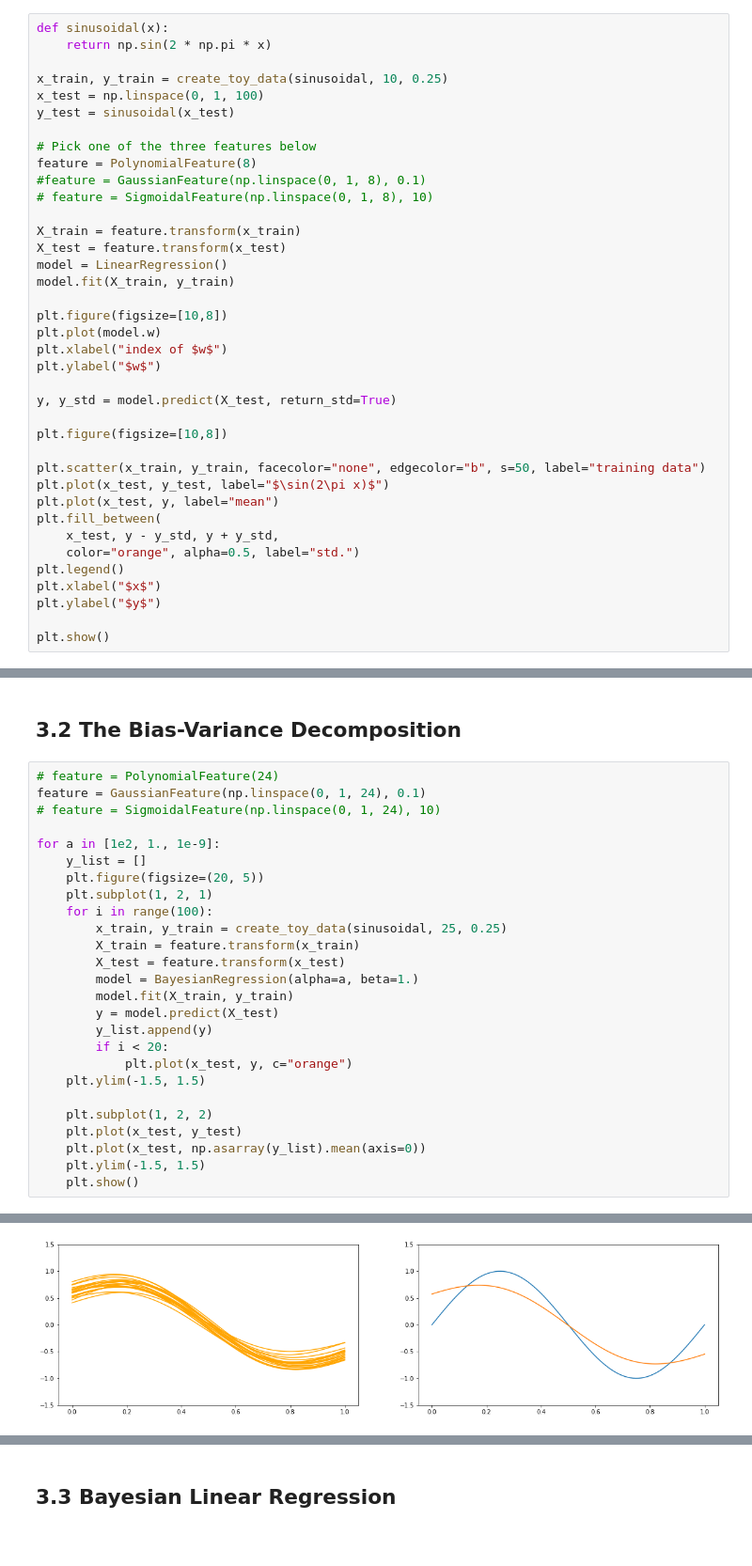
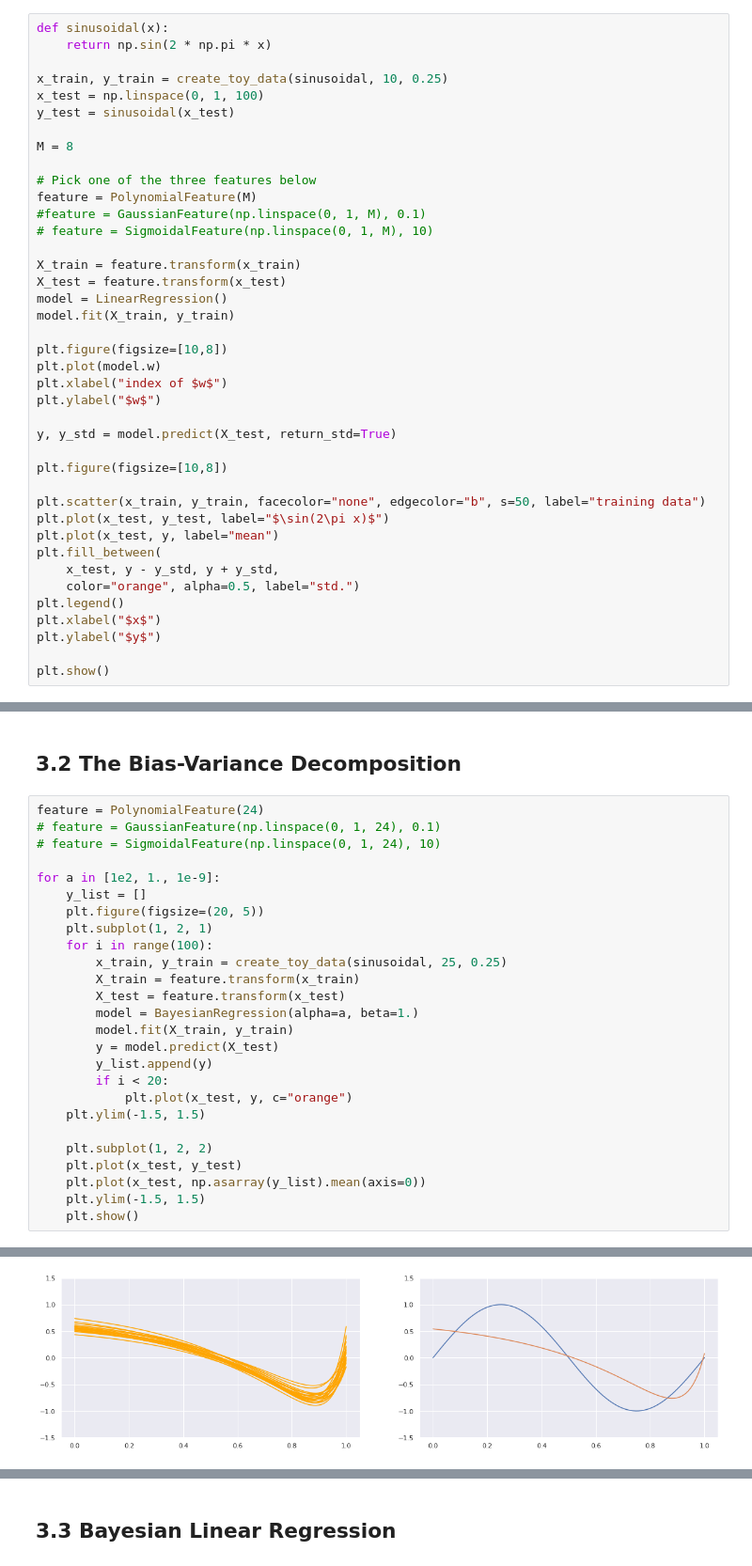
Before and after one commit to egeatay/PRML-clone, a Jupyter notebook: notebooks/ch03_Linear_Models_for_Regression.ipynb, the cells around one changed output, grey strips where cells are left out. Shown at 94% size. Cells and saved outputs as stored; diff of their text form.

```diff
--- a/notebooks/ch03_Linear_Models_for_Regression.ipynb
+++ b/notebooks/ch03_Linear_Models_for_Regression.ipynb
@@ -77,10 +79,12 @@ x_train, y_train = create_toy_data(sinusoidal, 10, 0.25)
 x_test = np.linspace(0, 1, 100)
 y_test = sinusoidal(x_test)
 
+M = 8
+
 # Pick one of the three features below
-feature = PolynomialFeature(8)
-#feature = GaussianFeature(np.linspace(0, 1, 8), 0.1)
-# feature = SigmoidalFeature(np.linspace(0, 1, 8), 10)
+feature = PolynomialFeature(M)
+#feature = GaussianFeature(np.linspace(0, 1, M), 0.1)
+# feature = SigmoidalFeature(np.linspace(0, 1, M), 10)
 
 X_train = feature.transform(x_train)
 X_test = feature.transform(x_test)
@@ -127,8 +132,8 @@ plt.show()
 # %% [markdown]
 ## 3.2 The Bias-Variance Decomposition
 # %%
-# feature = PolynomialFeature(24)
-feature = GaussianFeature(np.linspace(0, 1, 24), 0.1)
+feature = PolynomialFeature(24)
+# feature = GaussianFeature(np.linspace(0, 1, 24), 0.1)
 # feature = SigmoidalFeature(np.linspace(0, 1, 24), 10)
 
 for a in [1e2, 1., 1e-9]:
@@ -157 +162 @@ for a in [1e2, 1., 1e-9]:
-[figure, old version]
+[figure, new version]
```
Also changed, not shown: parts of 4 cells of this notebook.
